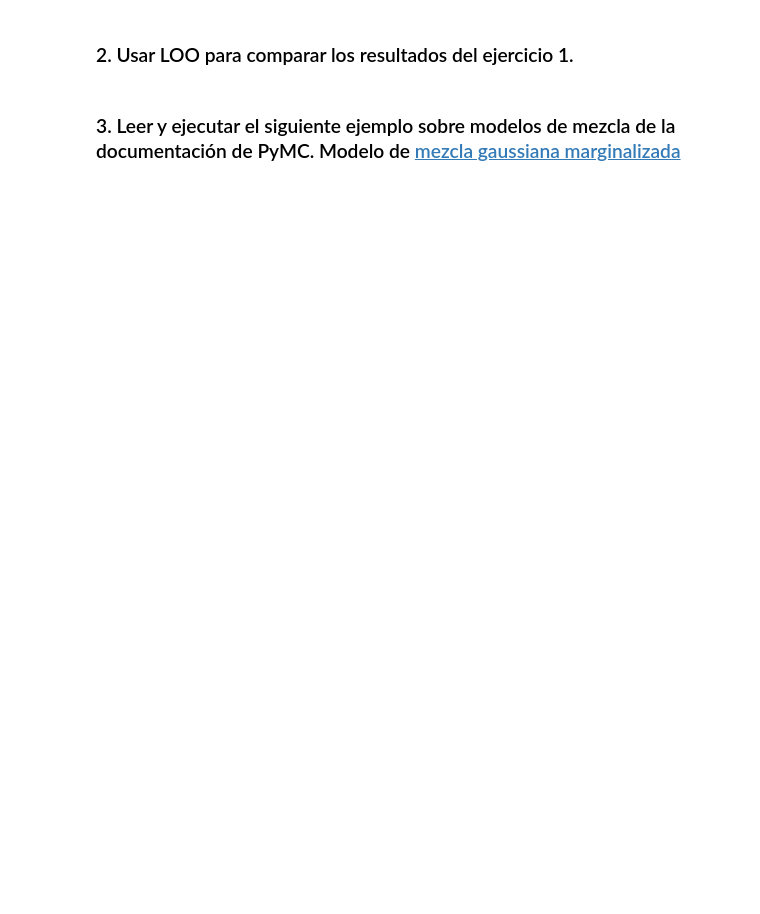
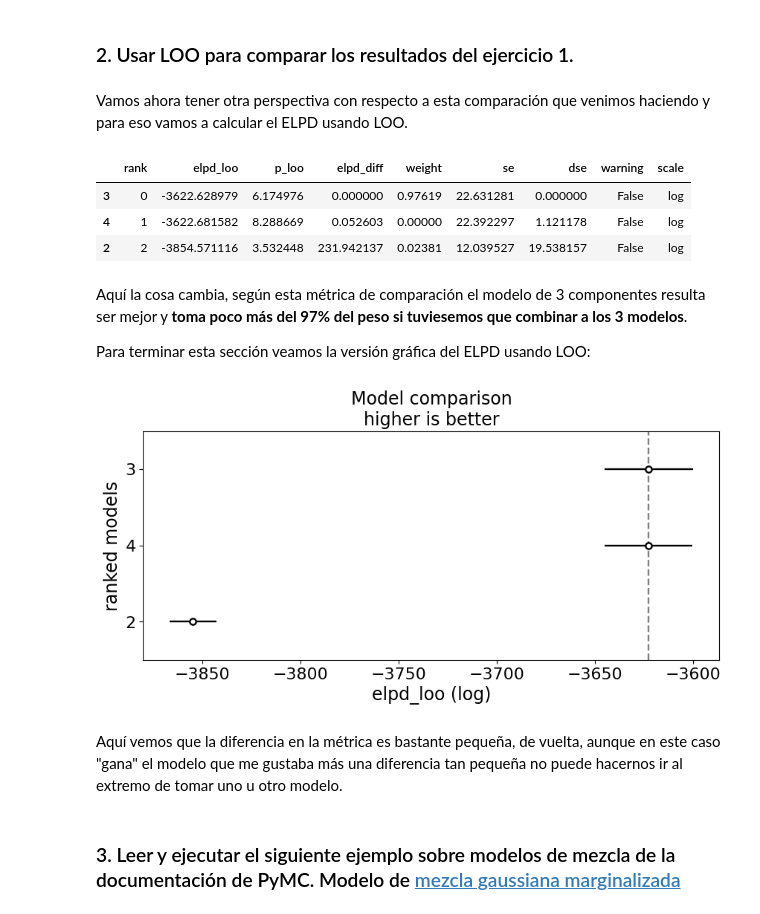
Before and after one commit to Gerardo1909/EEI2_ejercicios, a Jupyter notebook: ejercicios/modulo6.ipynb, the cells around one changed output. Drawn from its saved outputs; the diff is of its cells as text; code cells hidden in the pictures; blank space fills up the shorter version.

```diff
--- a/ejercicios/modulo6.ipynb
+++ b/ejercicios/modulo6.ipynb
@@ -17,4 +142,25 @@ warnings.simplefilter(action='ignore', category=FutureWarning)
 # %% [markdown]
 ### 2. Usar LOO para comparar los resultados del ejercicio 1.
+# %% [markdown]
+Vamos ahora tener otra perspectiva con respecto a esta comparación que venimos haciendo y para eso vamos a calcular el ELPD usando LOO.
+# %%
+comp = az.compare(dict(zip([str(K) for K in Ks], idatas)))
+comp
+# %% [output]
+|  | rank | elpd_loo | p_loo | elpd_diff | weight | se | dse | warning | scale |
+| 3 | 0 | -3622.628979 | 6.174976 | 0.000000 | 0.97619 | 22.631281 | 0.000000 | False | log |
+| 4 | 1 | -3622.681582 | 8.288669 | 0.052603 | 0.00000 | 22.392297 | 1.121178 | False | log |
+| 2 | 2 | -3854.571116 | 3.532448 | 231.942137 | 0.02381 | 12.039527 | 19.538157 | False | log |
+# %% [markdown]
+Aquí la cosa cambia, según esta métrica de comparación el modelo de 3 componentes resulta ser mejor y **toma poco más del 97% del peso si tuviesemos que combinar a los 3 modelos**.
+
+Para terminar esta sección veamos la versión gráfica del ELPD usando LOO:
+# %%
+az.plot_compare(comp, figsize=(10, 4), plot_ic_diff=False)
+plt.show()
+# %% [output]
+[figure, added]
+# %% [markdown]
+Aquí vemos que la diferencia en la métrica es bastante pequeña, de vuelta, aunque en este caso "gana" el modelo que me gustaba más una diferencia tan pequeña no puede hacernos ir al extremo de tomar uno u otro modelo.
 # %% [markdown]
 ### 3. Leer y ejecutar el siguiente ejemplo sobre modelos de mezcla de la documentación de PyMC. Modelo de [mezcla gaussiana marginalizada](https://www.pymc.io/projects/examples/en/latest/mixture_models/marginalized_gaussian_mixture_model.html)
```
Also changed, not shown: parts of 50 cells of this notebook, 1 other file.
